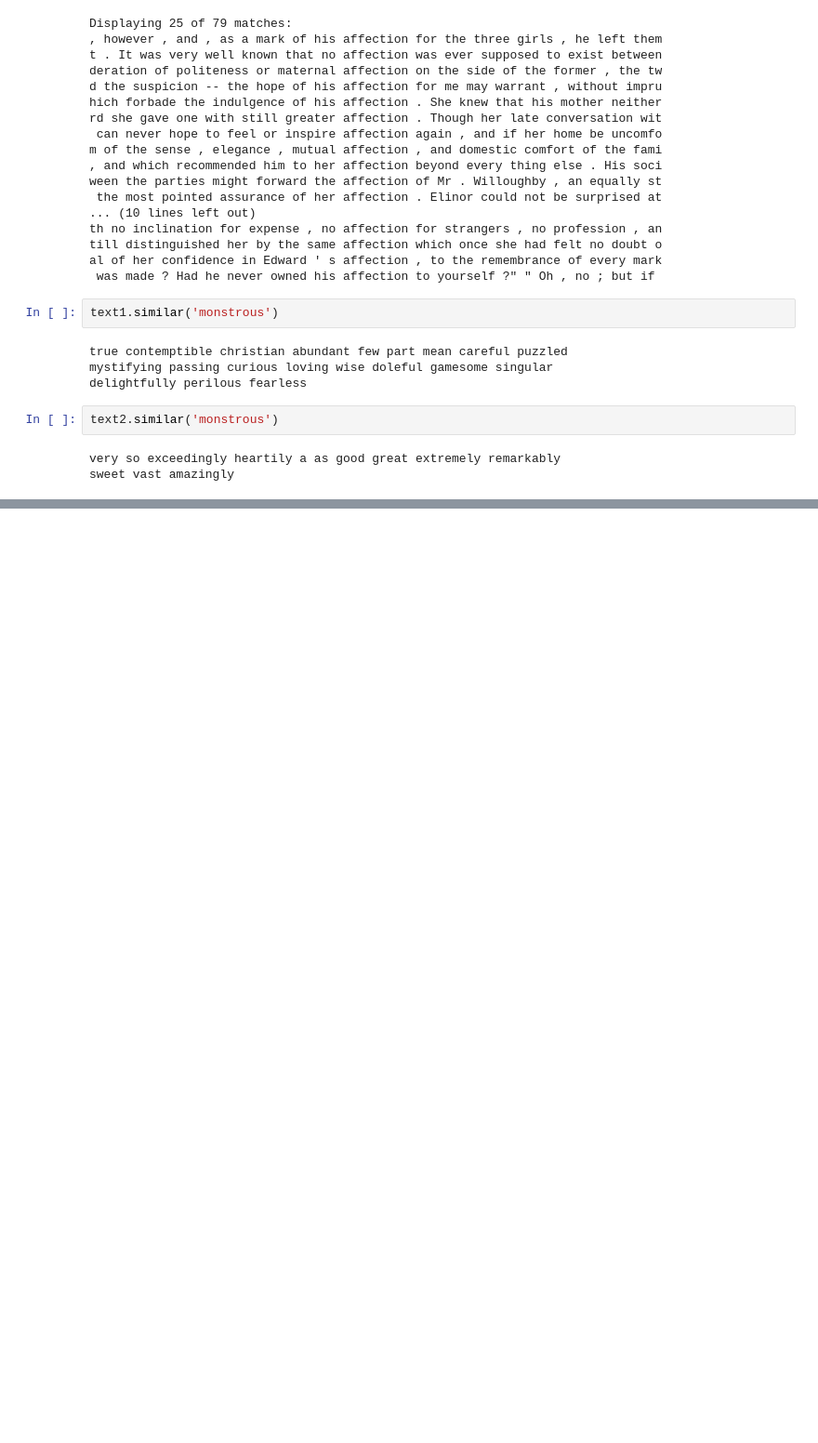
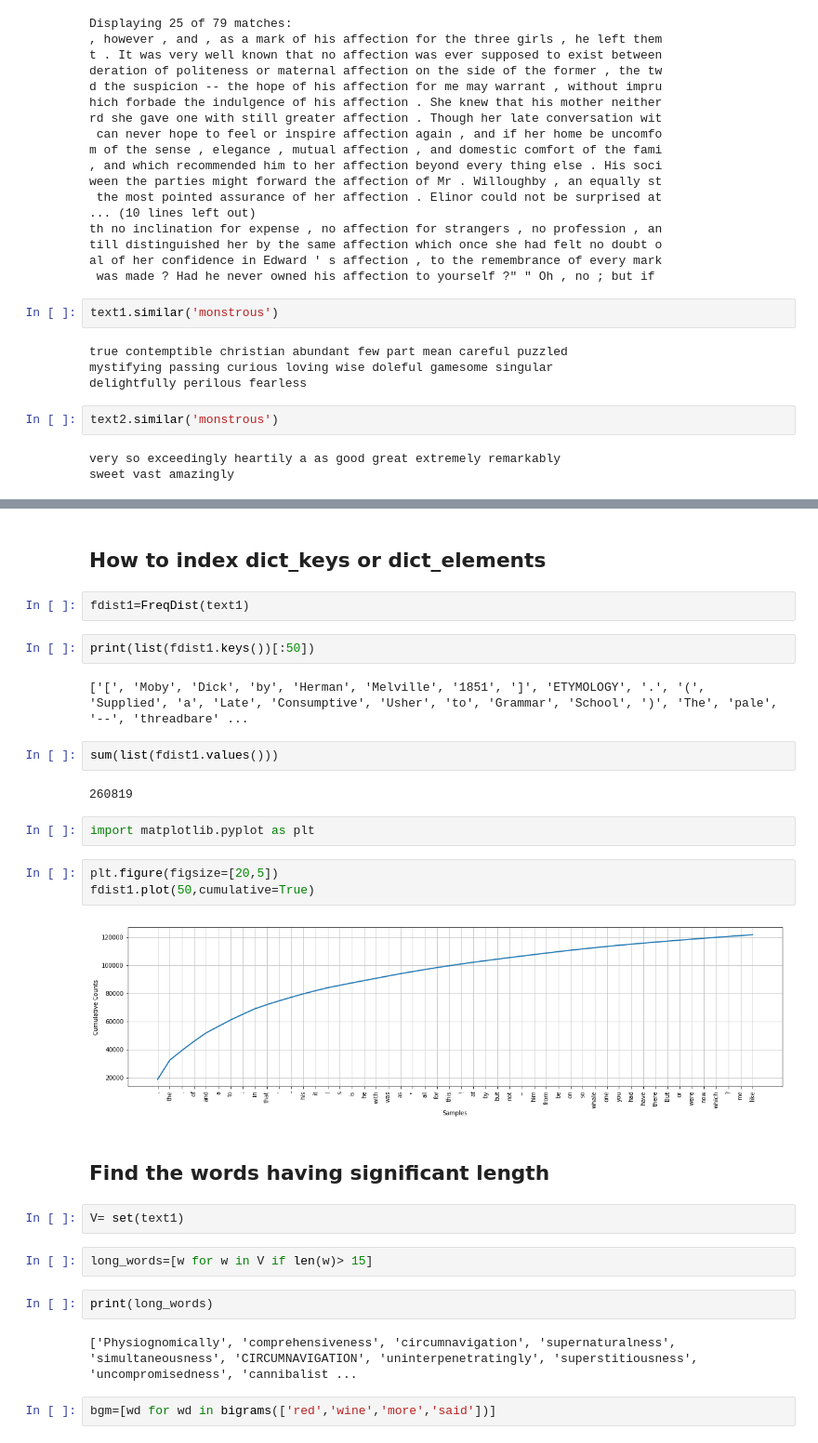
Before and after one commit to nkunwar30/NLP, a Jupyter notebook: Chapter 1.ipynb, the cells around one changed output, grey strips where cells are left out. Shown: that part at 93% size. Drawn from its saved outputs; the diff is of its cells as text; blank space fills up the shorter version.

```diff
--- a/Chapter 1.ipynb
+++ b/Chapter 1.ipynb
@@ -69,0 +132,31 @@ sweet vast amazingly
+# %% [markdown]
+## How to index dict_keys or dict_elements
+# %%
+fdist1=FreqDist(text1)
+# %%
+print(list(fdist1.keys())[:50])
+# %% [output]
+['[', 'Moby', 'Dick', 'by', 'Herman', 'Melville', '1851', ']', 'ETYMOLOGY', '.', '(', 'Supplied', 'a', 'Late', 'Consumptive', 'Usher', 'to', 'Grammar', 'School', ')', 'The', 'pale', '--', 'threadbare' ...
+# %%
+sum(list(fdist1.values()))
+# %% [output]
+260819
+# %%
+import matplotlib.pyplot as plt
+# %%
+plt.figure(figsize=[20,5])
+fdist1.plot(50,cumulative=True)
+# %% [output]
+[figure, added]
+# %% [markdown]
+## Find the words having significant length
+# %%
+V= set(text1)
+# %%
+long_words=[w for w in V if len(w)> 15]
+# %%
+print(long_words)
+# %% [output]
+['Physiognomically', 'comprehensiveness', 'circumnavigation', 'supernaturalness', 'simultaneousness', 'CIRCUMNAVIGATION', 'uninterpenetratingly', 'superstitiousness', 'uncompromisedness', 'cannibalist ...
+# %%
+bgm=[wd for wd in bigrams(['red','wine','more','said'])]
```
Also changed, not shown: parts of 29 cells of this notebook.
